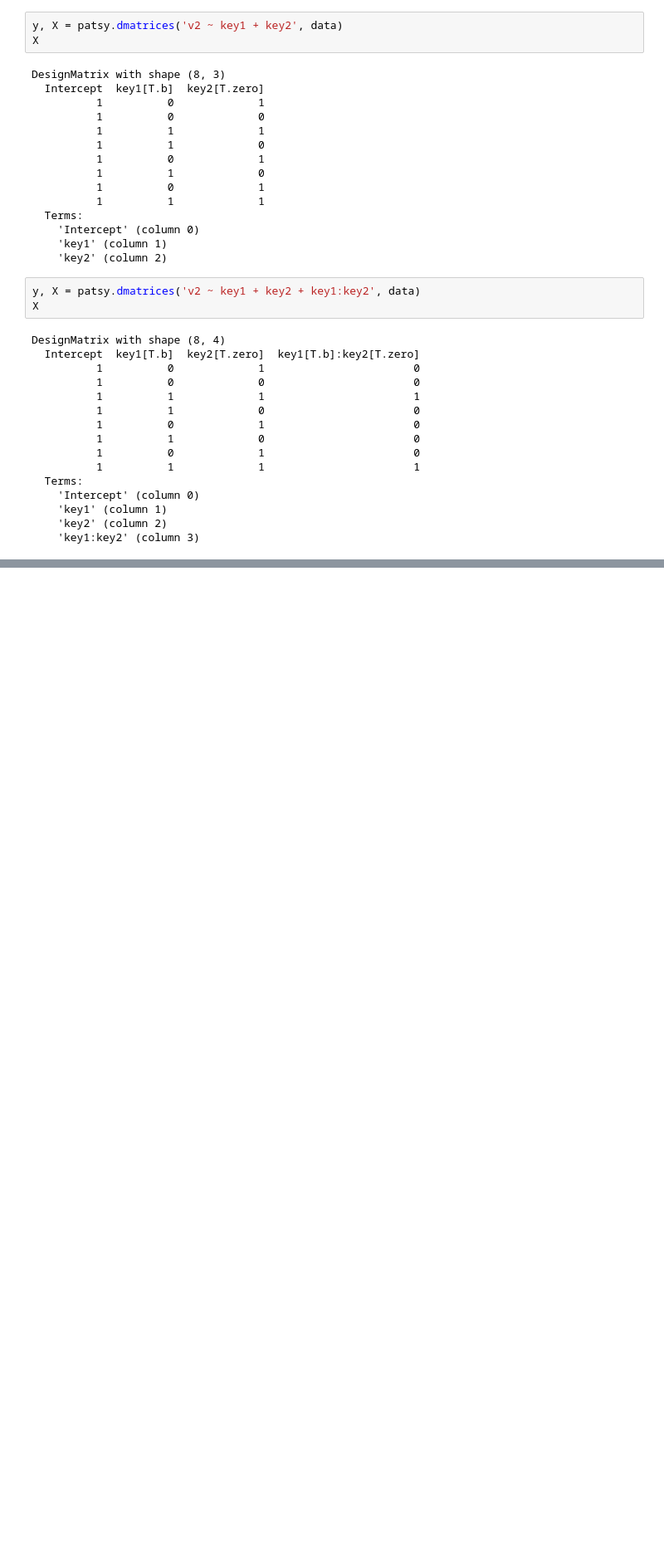
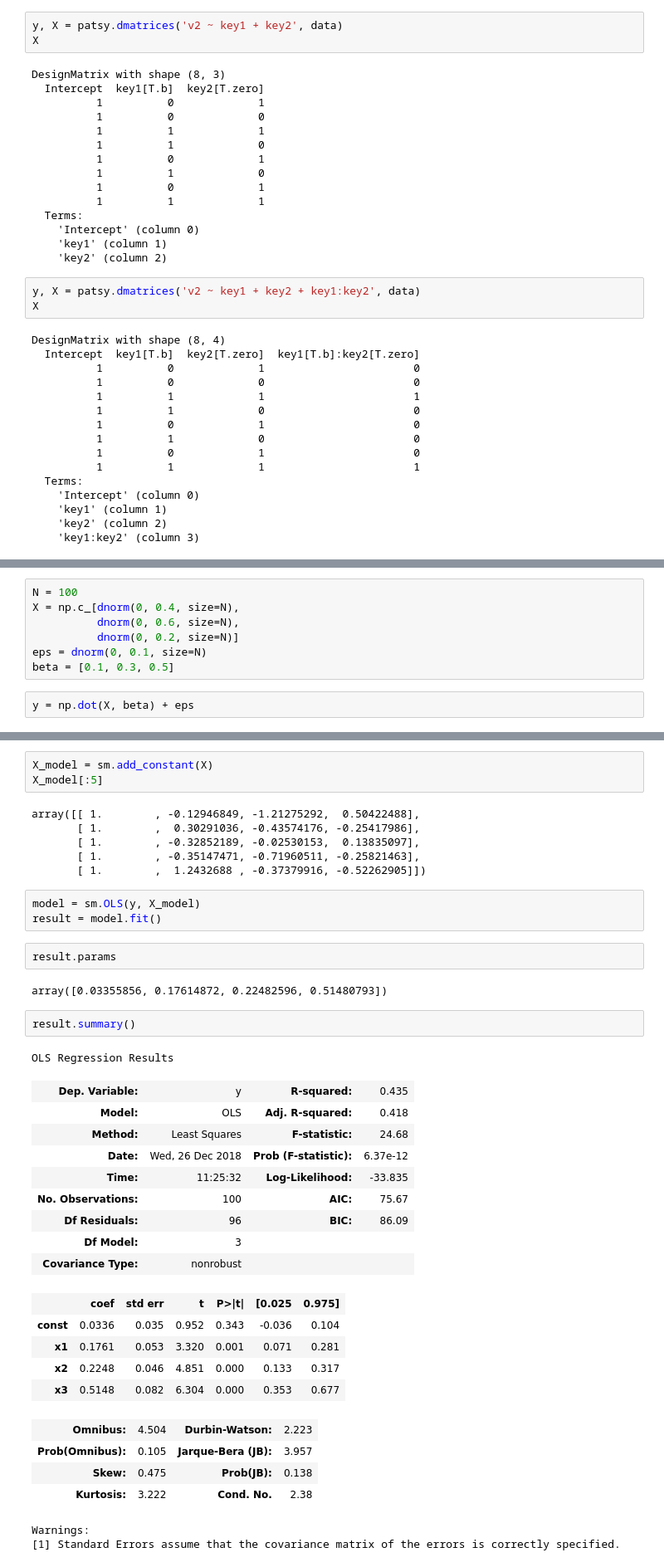
Before and after one commit to rumourcy/DA, a Jupyter notebook: python-for-data-analysis/chpater13.ipynb, the cells around one changed output, grey strips where cells are left out. Shown: that part at 83% size. Saved outputs shown, nothing was run; the diff lists cells and outputs as text; blank space fills up the shorter version.

```diff
--- a/python-for-data-analysis/chpater13.ipynb
+++ b/python-for-data-analysis/chpater13.ipynb
@@ -359,0 +379,9 @@ DesignMatrix with shape (8, 4)
+# %%
+N = 100
+X = np.c_[dnorm(0, 0.4, size=N),
+          dnorm(0, 0.6, size=N),
+          dnorm(0, 0.2, size=N)]
+eps = dnorm(0, 0.1, size=N)
+beta = [0.1, 0.3, 0.5]
+# %%
+y = np.dot(X, beta) + eps
@@ -359,0 +400,40 @@ DesignMatrix with shape (8, 4)
+# %%
+X_model = sm.add_constant(X)
+X_model[:5]
+# %% [output]
+array([[ 1.        , -0.12946849, -1.21275292,  0.50422488],
+       [ 1.        ,  0.30291036, -0.43574176, -0.25417986],
+       [ 1.        , -0.32852189, -0.02530153,  0.13835097],
+       [ 1.        , -0.35147471, -0.71960511, -0.25821463],
+       [ 1.        ,  1.2432688 , -0.37379916, -0.52262905]])
+# %%
+model = sm.OLS(y, X_model)
+result = model.fit()
+# %%
+result.params
+# %% [output]
+array([0.03355856, 0.17614872, 0.22482596, 0.51480793])
+# %%
+result.summary()
+# %% [output]
+OLS Regression Results
+| Dep. Variable: | y | R-squared: | 0.435 |
+| Model: | OLS | Adj. R-squared: | 0.418 |
+| Method: | Least Squares | F-statistic: | 24.68 |
+| Date: | Wed, 26 Dec 2018 | Prob (F-statistic): | 6.37e-12 |
+| Time: | 11:25:32 | Log-Likelihood: | -33.835 |
+| No. Observations: | 100 | AIC: | 75.67 |
+| Df Residuals: | 96 | BIC: | 86.09 |
+| Df Model: | 3 |  |  |
+| Covariance Type: | nonrobust |  |  |
+|  | coef | std err | t | P>|t| | [0.025 | 0.975] |
+| const | 0.0336 | 0.035 | 0.952 | 0.343 | -0.036 | 0.104 |
+| x1 | 0.1761 | 0.053 | 3.320 | 0.001 | 0.071 | 0.281 |
+| x2 | 0.2248 | 0.046 | 4.851 | 0.000 | 0.133 | 0.317 |
+| x3 | 0.5148 | 0.082 | 6.304 | 0.000 | 0.353 | 0.677 |
+| Omnibus: | 4.504 | Durbin-Watson: | 2.223 |
+| Prob(Omnibus): | 0.105 | Jarque-Bera (JB): | 3.957 |
+| Skew: | 0.475 | Prob(JB): | 0.138 |
+| Kurtosis: | 3.222 | Cond. No. | 2.38 |
+Warnings:
+[1] Standard Errors assume that the covariance matrix of the errors is correctly specified.
```
Also changed, not shown: parts of 11 cells of this notebook.
